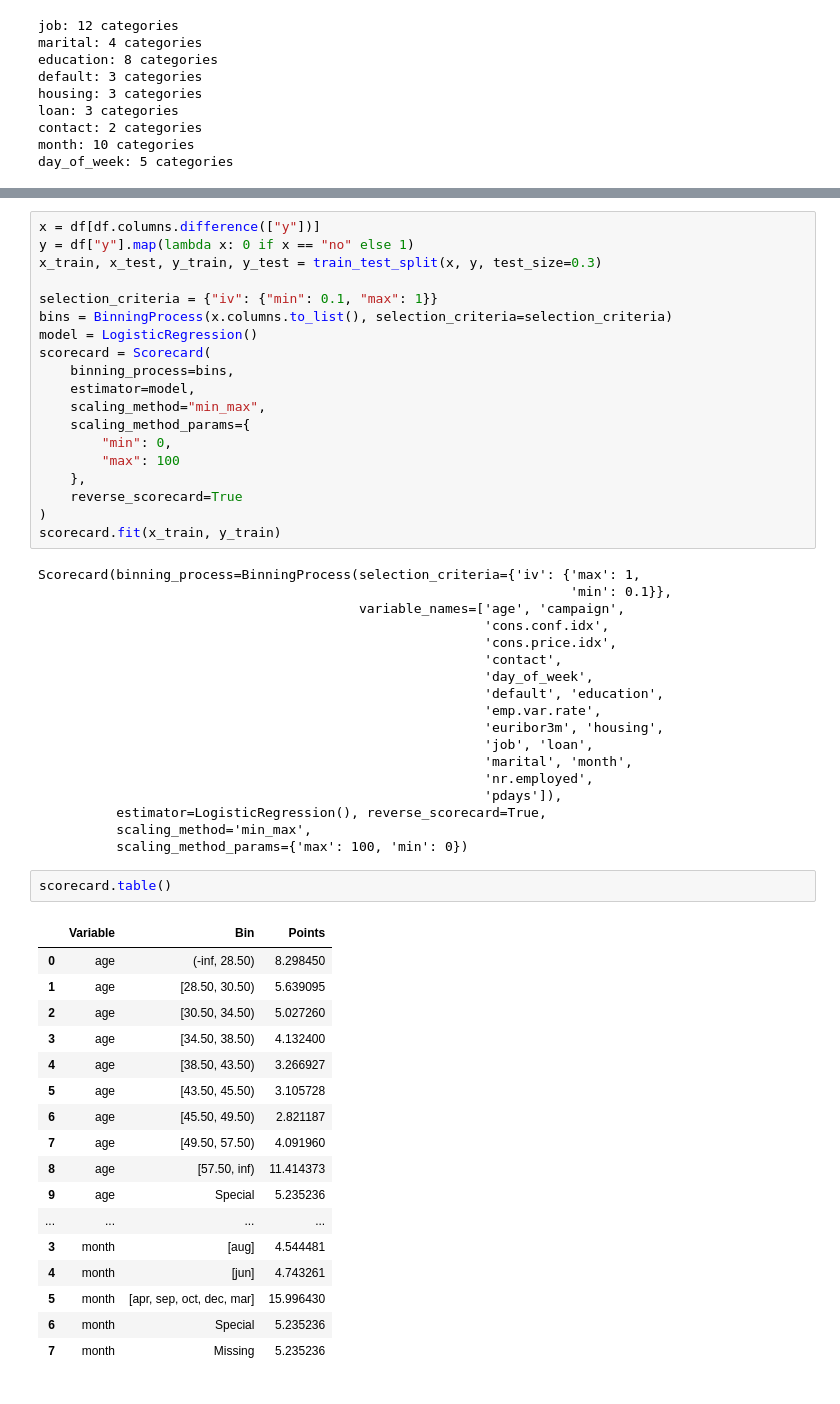
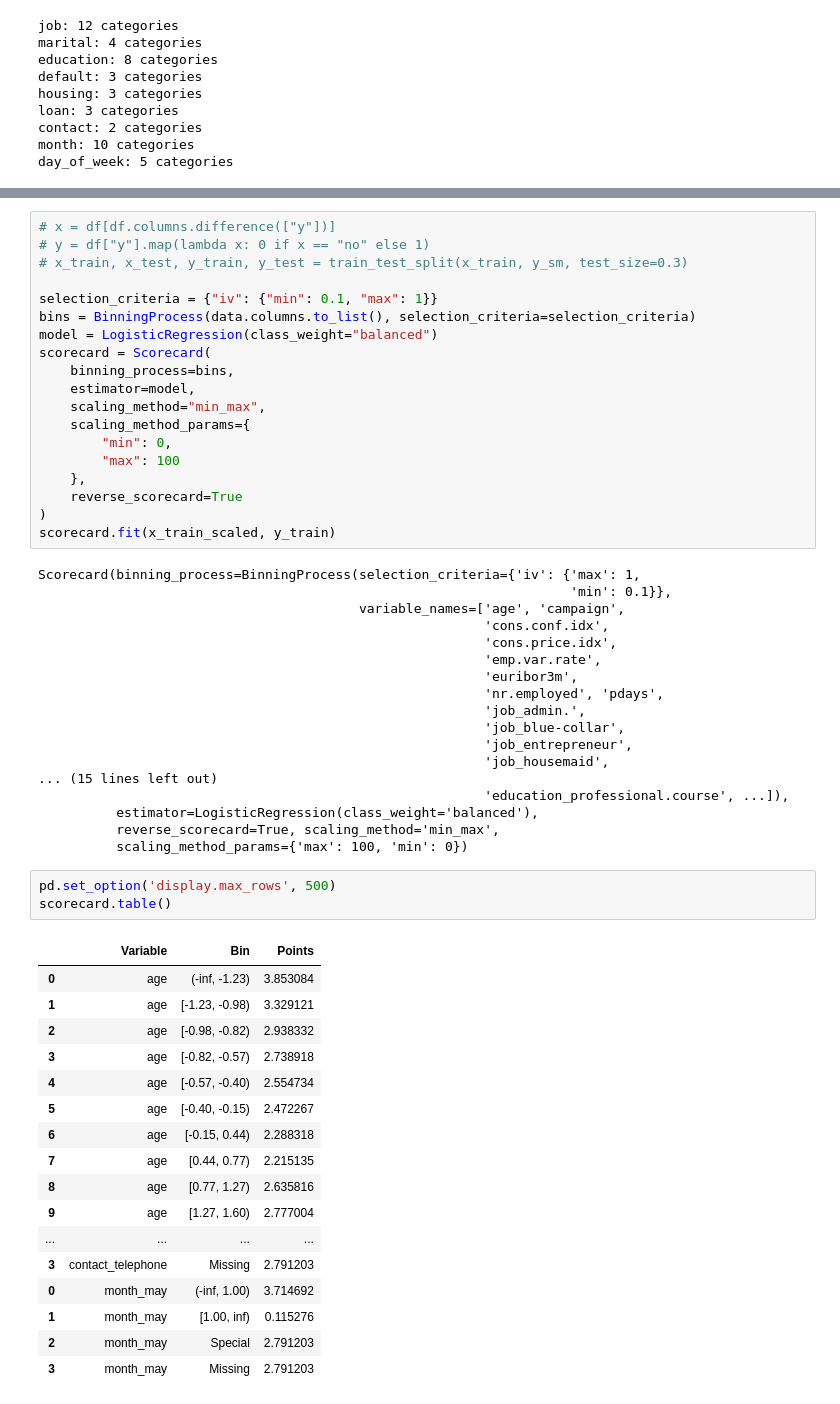
Before and after one commit to lagatorc/hotel_engine, a Jupyter notebook: lead_scoring/lead_scoring_scorecard.ipynb, the cells around one changed output, grey strips where cells are left out. Drawn from its saved outputs; the diff is of its cells as text.

```diff
--- a/lead_scoring/lead_scoring_scorecard.ipynb
+++ b/lead_scoring/lead_scoring_scorecard.ipynb
@@ -60,11 +74,11 @@ x_test_scaled = ct.transform(x_test)
 # %%
-x = df[df.columns.difference(["y"])]
-y = df["y"].map(lambda x: 0 if x == "no" else 1)
-x_train, x_test, y_train, y_test = train_test_split(x, y, test_size=0.3)
+# x = df[df.columns.difference(["y"])]
+# y = df["y"].map(lambda x: 0 if x == "no" else 1)
+# x_train, x_test, y_train, y_test = train_test_split(x_train, y_sm, test_size=0.3)
 
 selection_criteria = {"iv": {"min": 0.1, "max": 1}}
-bins = BinningProcess(x.columns.to_list(), selection_criteria=selection_criteria)
-model = LogisticRegression()
+bins = BinningProcess(data.columns.to_list(), selection_criteria=selection_criteria)
+model = LogisticRegression(class_weight="balanced")
 scorecard = Scorecard(
     binning_process=bins,
     estimator=model,
@@ -75,45 +89,46 @@ scorecard = Scorecard(
     },
     reverse_scorecard=True
 )
-scorecard.fit(x_train, y_train)
+scorecard.fit(x_train_scaled, y_train)
 # %% [output]
 Scorecard(binning_process=BinningProcess(selection_criteria={'iv': {'max': 1,
                                                                     'min': 0.1}},
                                          variable_names=['age', 'campaign',
                                                          'cons.conf.idx',
                                                          'cons.price.idx',
-                                                         'contact',
-                                                         'day_of_week',
-                                                         'default', 'education',
                                                          'emp.var.rate',
-                                                         'euribor3m', 'housing',
-                                                         'job', 'loan',
-                                                         'marital', 'month',
-                                                         'nr.employed',
-                                                         'pdays']),
-          estimator=LogisticRegression(), reverse_scorecard=True,
-          scaling_method='min_max',
+                                                         'euribor3m',
+                                                         'nr.employed', 'pdays',
+                                                         'job_admin.',
+                                                         'job_blue-collar',
+                                                         'job_entrepreneur',
+                                                         'job_housemaid',
+... (15 lines left out)
+                                                         'education_professional.course', ...]),
+          estimator=LogisticRegression(class_weight='balanced'),
+          reverse_scorecard=True, scaling_method='min_max',
           scaling_method_params={'max': 100, 'min': 0})
-# %%
-scorecard.table()
-# %% [output]
-|  | Variable | Bin | Points |
-| 0 | age | (-inf, 28.50) | 8.298450 |
-| 1 | age | [28.50, 30.50) | 5.639095 |
-| 2 | age | [30.50, 34.50) | 5.027260 |
-| 3 | age | [34.50, 38.50) | 4.132400 |
-| 4 | age | [38.50, 43.50) | 3.266927 |
-| 5 | age | [43.50, 45.50) | 3.105728 |
-| 6 | age | [45.50, 49.50) | 2.821187 |
-| 7 | age | [49.50, 57.50) | 4.091960 |
-| 8 | age | [57.50, inf) | 11.414373 |
-| 9 | age | Special | 5.235236 |
-| ... | ... | ... | ... |
-| 3 | month | [aug] | 4.544481 |
-| 4 | month | [jun] | 4.743261 |
-| 5 | month | [apr, sep, oct, dec, mar] | 15.996430 |
-| 6 | month | Special | 5.235236 |
-| 7 | month | Missing | 5.235236 |
+# %%
+pd.set_option('display.max_rows', 500)
+scorecard.table()
+# %% [output]
+|  | Variable | Bin | Points |
+| 0 | age | (-inf, -1.23) | 3.853084 |
+| 1 | age | [-1.23, -0.98) | 3.329121 |
+| 2 | age | [-0.98, -0.82) | 2.938332 |
+| 3 | age | [-0.82, -0.57) | 2.738918 |
+| 4 | age | [-0.57, -0.40) | 2.554734 |
+| 5 | age | [-0.40, -0.15) | 2.472267 |
+| 6 | age | [-0.15, 0.44) | 2.288318 |
+| 7 | age | [0.44, 0.77) | 2.215135 |
+| 8 | age | [0.77, 1.27) | 2.635816 |
+| 9 | age | [1.27, 1.60) | 2.777004 |
+| ... | ... | ... | ... |
+| 3 | contact_telephone | Missing | 2.791203 |
+| 0 | month_may | (-inf, 1.00) | 3.714692 |
+| 1 | month_may | [1.00, inf) | 0.115276 |
+| 2 | month_may | Special | 2.791203 |
+| 3 | month_may | Missing | 2.791203 |
 # %%
 y_pred = scorecard.predict_proba(x_train)[:, 1]
 print(roc_auc_score(y_train, y_pred))
```
Also changed, not shown: parts of 10 cells of this notebook.
